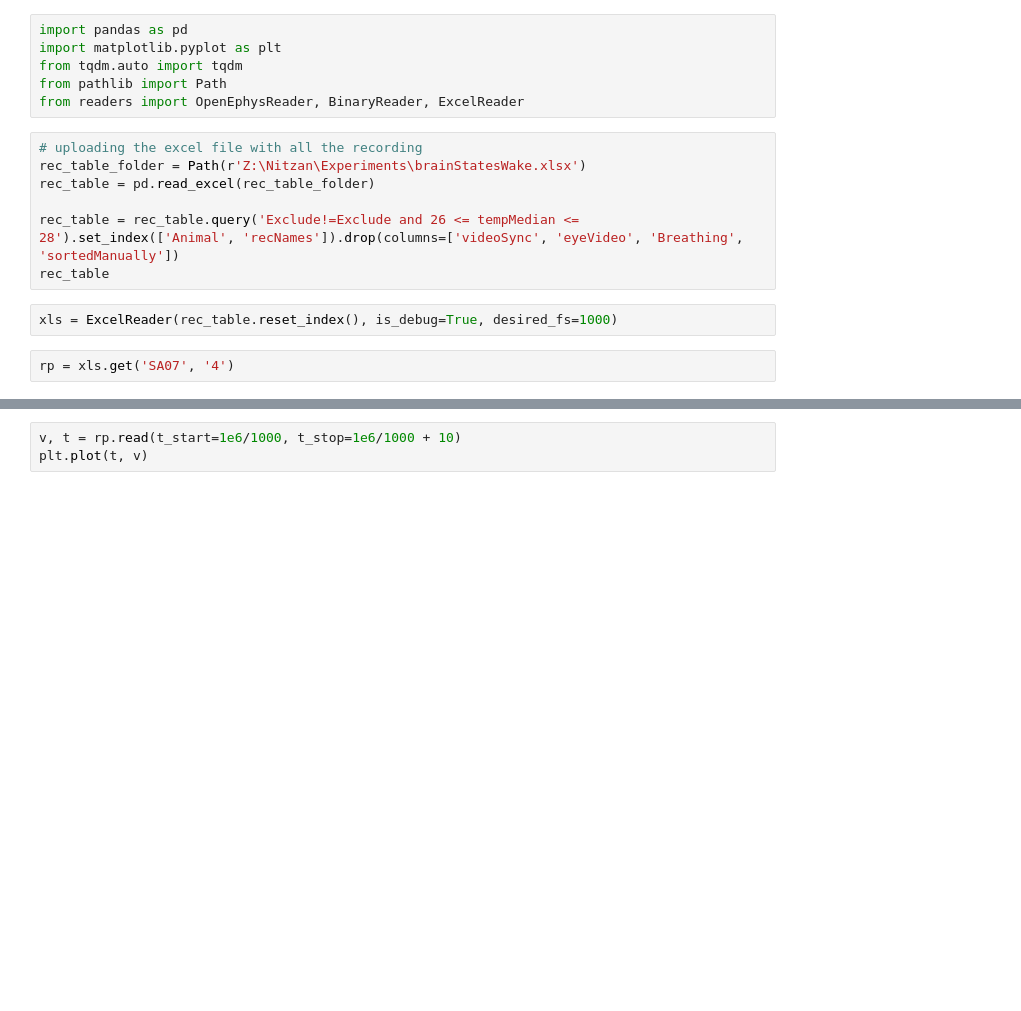
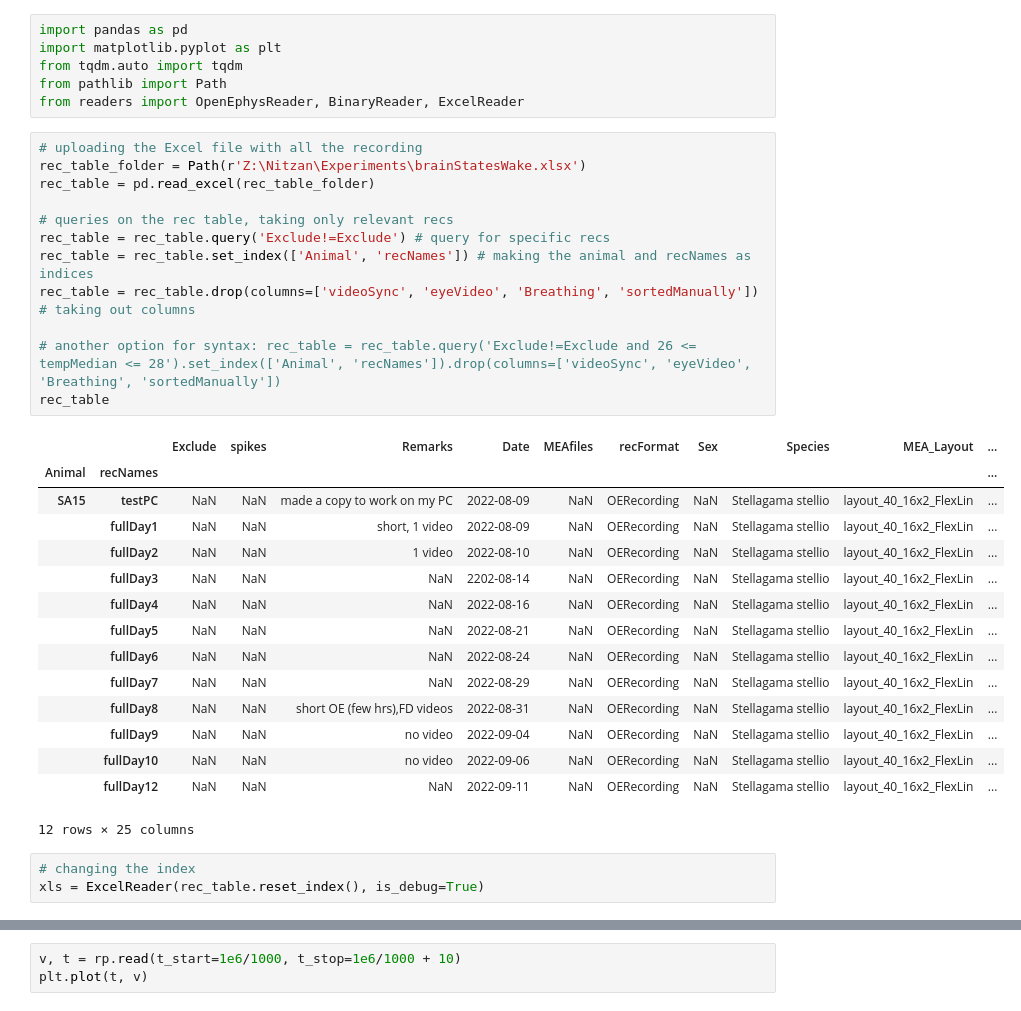
Before and after one commit to regevti/lfp_clustering, a Jupyter notebook: notebooks/example.ipynb, the cells around one changed output, grey strips where cells are left out. Drawn from its saved outputs; the diff is of its cells as text; blank space fills up the shorter version.

```diff
--- a/notebooks/example.ipynb
+++ b/notebooks/example.ipynb
@@ -5,13 +5,33 @@ from tqdm.auto import tqdm
 from pathlib import Path
 from readers import OpenEphysReader, BinaryReader, ExcelReader
 # %%
-# uploading the excel file with all the recording
+# uploading the Excel file with all the recording
 rec_table_folder = Path(r'Z:\Nitzan\Experiments\brainStatesWake.xlsx')
 rec_table = pd.read_excel(rec_table_folder)
 
-rec_table = rec_table.query('Exclude!=Exclude and 26 <= tempMedian <= 28').set_index(['Animal', 'recNames']).drop(columns=['videoSync', 'eyeVideo', 'Breathing', 'sortedManually'])
+# queries on the rec table, taking only relevant recs
+rec_table = rec_table.query('Exclude!=Exclude') # query for specific recs
+rec_table = rec_table.set_index(['Animal', 'recNames']) # making the animal and recNames as indices
+rec_table = rec_table.drop(columns=['videoSync', 'eyeVideo', 'Breathing', 'sortedManually']) # taking out columns
+
+# another option for syntax: rec_table = rec_table.query('Exclude!=Exclude and 26 <= tempMedian <= 28').set_index(['Animal', 'recNames']).drop(columns=['videoSync', 'eyeVideo', 'Breathing', 'sortedManually'])
 rec_table
+# %% [output]
+|  |  | Exclude | spikes | Remarks | Date | MEAfiles | recFormat | Sex | Species | MEA_Layout | ... |
+| Animal | recNames |  |  |  |  |  |  |  |  |  | ... |
+| SA15 | testPC | NaN | NaN | made a copy to work on my PC | 2022-08-09 | NaN | OERecording | NaN | Stellagama stellio | layout_40_16x2_FlexLin | ... |
+|  | fullDay1 | NaN | NaN | short, 1 video | 2022-08-09 | NaN | OERecording | NaN | Stellagama stellio | layout_40_16x2_FlexLin | ... |
+|  | fullDay2 | NaN | NaN | 1 video | 2022-08-10 | NaN | OERecording | NaN | Stellagama stellio | layout_40_16x2_FlexLin | ... |
+|  | fullDay3 | NaN | NaN | NaN | 2202-08-14 | NaN | OERecording | NaN | Stellagama stellio | layout_40_16x2_FlexLin | ... |
+|  | fullDay4 | NaN | NaN | NaN | 2022-08-16 | NaN | OERecording | NaN | Stellagama stellio | layout_40_16x2_FlexLin | ... |
+|  | fullDay5 | NaN | NaN | NaN | 2022-08-21 | NaN | OERecording | NaN | Stellagama stellio | layout_40_16x2_FlexLin | ... |
+|  | fullDay6 | NaN | NaN | NaN | 2022-08-24 | NaN | OERecording | NaN | Stellagama stellio | layout_40_16x2_FlexLin | ... |
+|  | fullDay7 | NaN | NaN | NaN | 2022-08-29 | NaN | OERecording | NaN | Stellagama stellio | layout_40_16x2_FlexLin | ... |
+|  | fullDay8 | NaN | NaN | short OE (few hrs),FD videos | 2022-08-31 | NaN | OERecording | NaN | Stellagama stellio | layout_40_16x2_FlexLin | ... |
+|  | fullDay9 | NaN | NaN | no video | 2022-09-04 | NaN | OERecording | NaN | Stellagama stellio | layout_40_16x2_FlexLin | ... |
+|  | fullDay10 | NaN | NaN | no video | 2022-09-06 | NaN | OERecording | NaN | Stellagama stellio | layout_40_16x2_FlexLin | ... |
+|  | fullDay12 | NaN | NaN | NaN | 2022-09-11 | NaN | OERecording | NaN | Stellagama stellio | layout_40_16x2_FlexLin | ... |
+12 rows × 25 columns
 # %%
-xls = ExcelReader(rec_table.reset_index(), is_debug=True, desired_fs=1000)
+# changing the index
+xls = ExcelReader(rec_table.reset_index(), is_debug=True)
-# %%
-rp = xls.get('SA07', '4')
```
Also changed, not shown: parts of 1 cell of this notebook.
